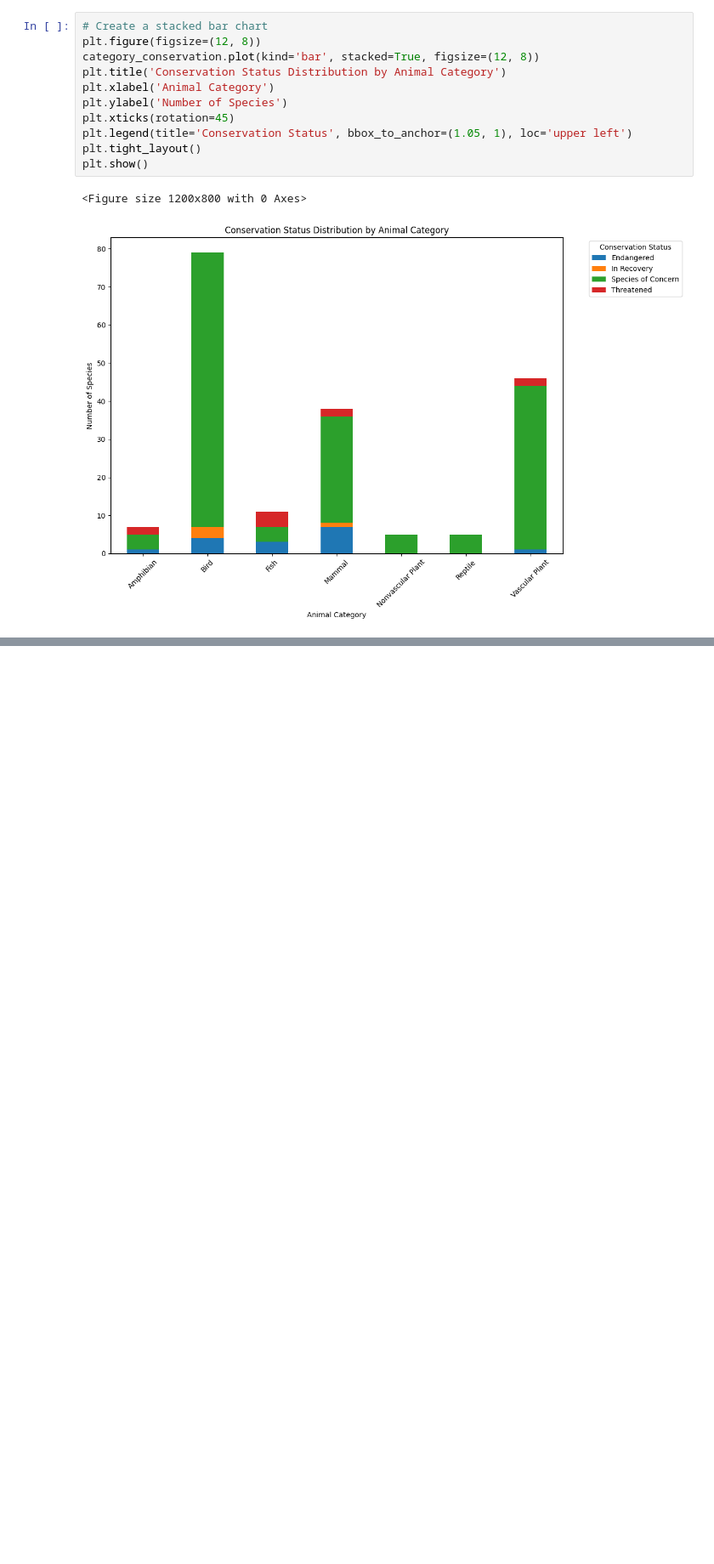
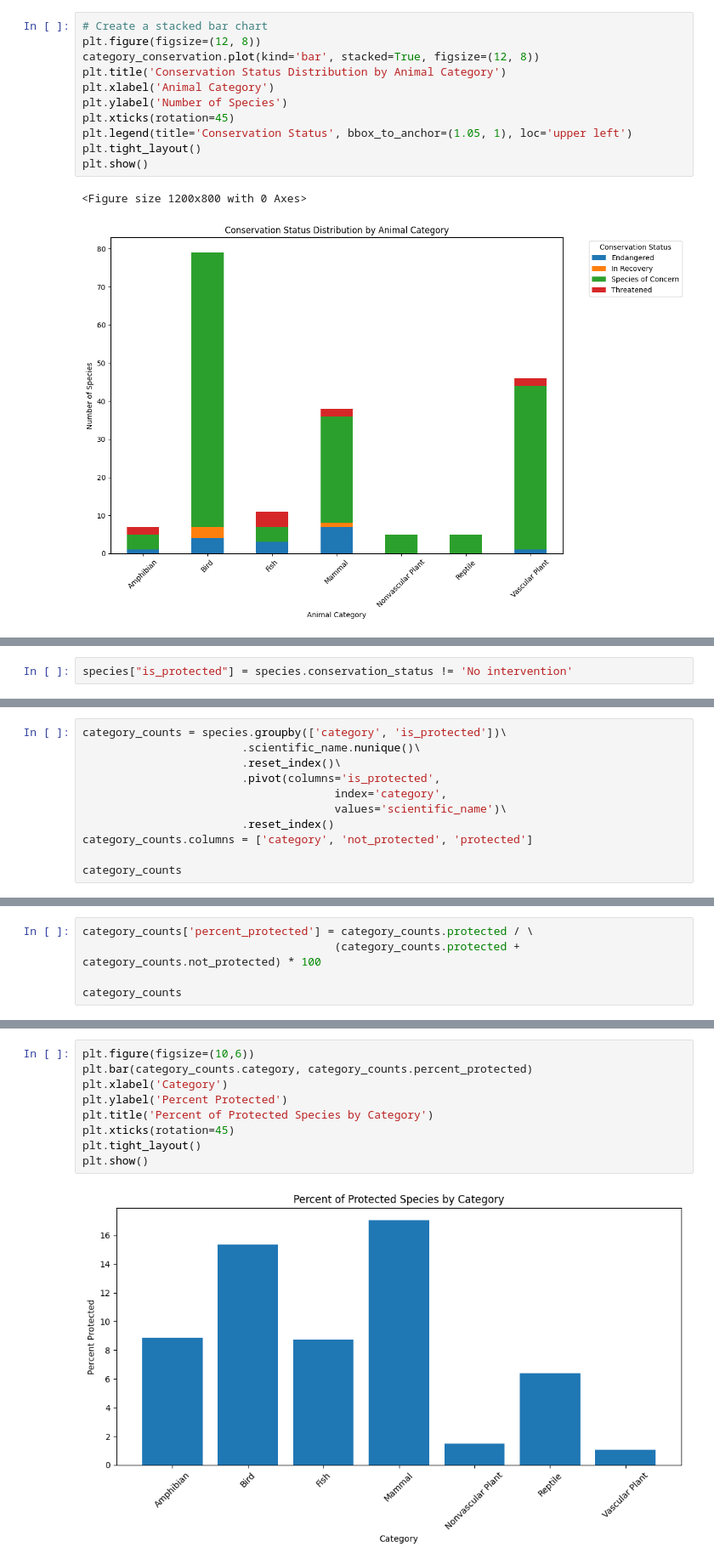
Before and after one commit to simonnordby/Biodiversity, a Jupyter notebook: biodiversity.ipynb, the cells around one changed output, grey strips where cells are left out. Shown at 85% size. Cells and saved outputs as stored; diff of their text form; blank space fills up the shorter version.

Commit message:
new dataframe "category_counts"

```diff
--- a/biodiversity.ipynb
+++ b/biodiversity.ipynb
@@ -156,0 +160,2 @@ Now I know the distribution of animal-categories in the different conservation s
+# %%
+species["is_protected"] = species.conservation_status != 'No intervention'
@@ -156,0 +164,11 @@ Now I know the distribution of animal-categories in the different conservation s
+# %%
+category_counts = species.groupby(['category', 'is_protected'])\
+                        .scientific_name.nunique()\
+                        .reset_index()\
+                        .pivot(columns='is_protected',
+                                      index='category',
+                                      values='scientific_name')\
+                        .reset_index()
+category_counts.columns = ['category', 'not_protected', 'protected']
+
+category_counts
@@ -156,0 +186,5 @@ Now I know the distribution of animal-categories in the different conservation s
+# %%
+category_counts['percent_protected'] = category_counts.protected / \
+                                      (category_counts.protected + category_counts.not_protected) * 100
+
+category_counts
@@ -156,0 +200,11 @@ Now I know the distribution of animal-categories in the different conservation s
+# %%
+plt.figure(figsize=(10,6))
+plt.bar(category_counts.category, category_counts.percent_protected)
+plt.xlabel('Category')
+plt.ylabel('Percent Protected')
+plt.title('Percent of Protected Species by Category')
+plt.xticks(rotation=45)
+plt.tight_layout()
+plt.show()
+# %% [output]
+[figure, added]
```
Also changed, not shown: parts of 7 cells of this notebook.
